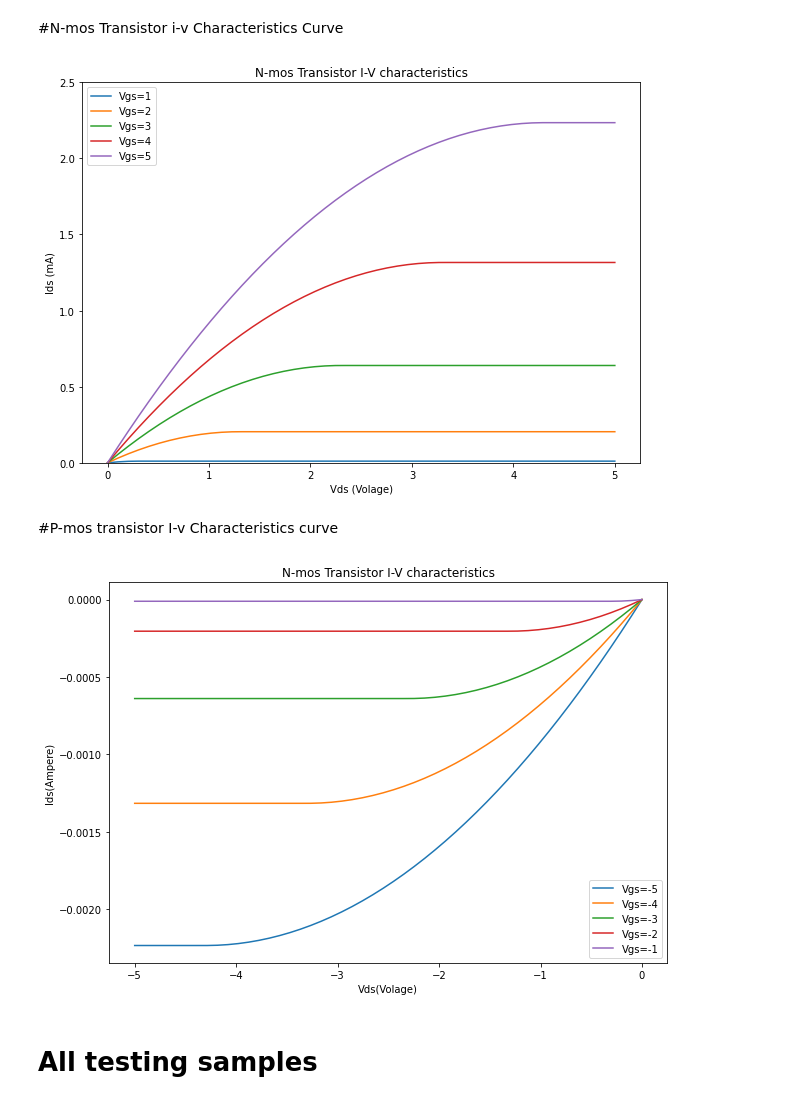
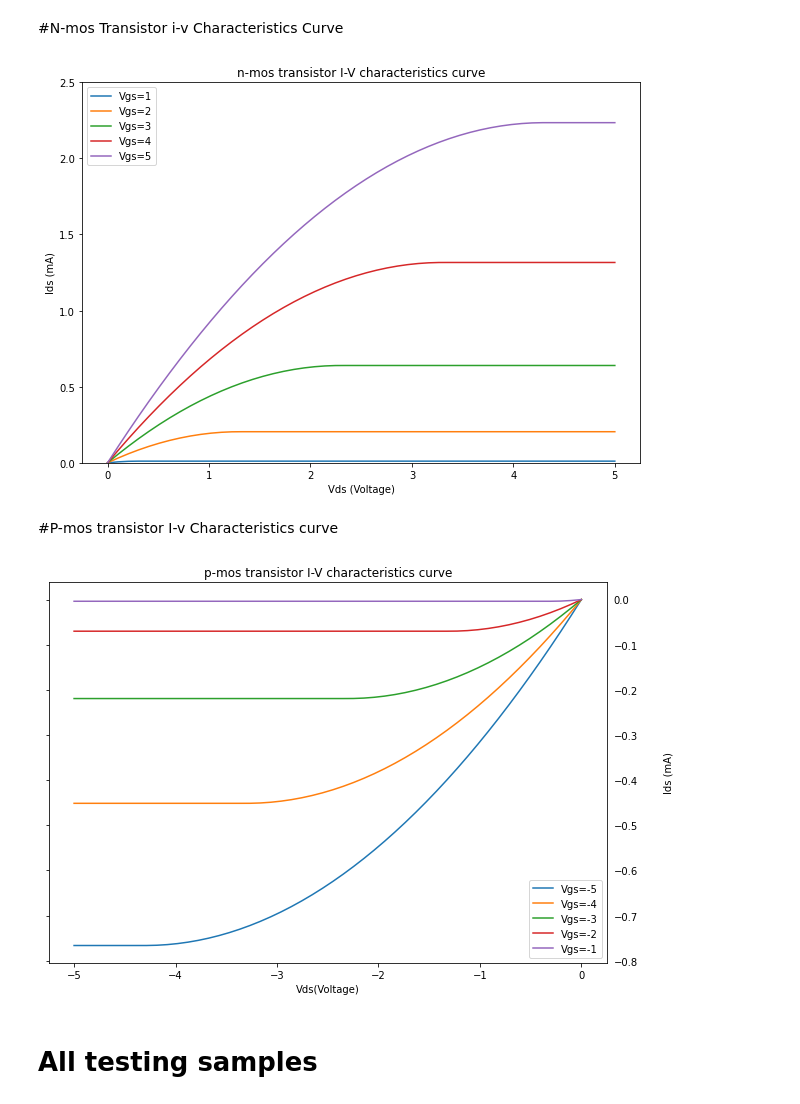
Before and after one commit to hedayet13/Vlsi, a Jupyter notebook: Mosfet_Characteristics_Curve.ipynb, the cells around one changed output. Drawn from its saved outputs; the diff is of its cells as text; code cells hidden in the pictures.

```diff
--- a/Mosfet_Characteristics_Curve.ipynb
+++ b/Mosfet_Characteristics_Curve.ipynb
@@ -5,15 +5,15 @@
 # %%
 '''
 N-mos transistor I-V characteristic
+
 t_ox= oxidation thickness
-mu=
+mu= mobility constant
 Vt=threshold voltage
 Vgs=gate to source voltage. Range of (0 to 5)
 Vds=drain to source voltage
 Ids = Drain to source current
 W= Gate width
 L= Gate Length
-epsilon =
 '''
 ## importing all essential library
 import matplotlib.pyplot as plt
@@ -44,19 +44,15 @@ for Vgs in range_Vgs:
     elif Vgs>Vt and Vds>(Vgs-Vt):
       Ids=(Beta/2)*((Vgs-Vt)**2)
     Ids_value.append(Ids*1000)
-  # print(Ids_value,range_Vds)
-
   plt.plot(range_Vds,Ids_value,label = "Vgs={}".format(Vgs))
 plt.ylim([0, 2.5])
-# ymin, ymax = plt.ylim()
-# plt.ylim(ymin * scale_factor, ymax * scale_factor)
-plt.title(r'N-mos Transistor I-V characteristics')
-plt.xlabel('Vds (Volage)')
+plt.title(r'n-mos transistor I-V characteristics curve')
+plt.xlabel('Vds (Voltage)')
 plt.ylabel('Ids (mA)')
 plt.legend()
 plt.show()
 # %% [output]
-[figure, old version]
+[figure, new version]
 # %% [markdown]
 #P-mos transistor I-v Characteristics curve
 # %%
@@ -68,42 +64,41 @@ P-mos transistor I-V characteristic
 import matplotlib.pyplot as plt
 import numpy as np
 
 # all Variable
 t_ox = 100*(10**-8)
-mu=350
+mu=120
 Vt=-0.7
 range_Vgs = range(-5,0)
 range_Vds= -np.linspace(0,5)
 W=4
 L=2
 epsilon = 8.854*(10**-14)
 
 # Beta value Execution
 Beta = mu*(3.9*epsilon/t_ox)*(W/L)
 
 # Showing the curve
 plt.figure(figsize=(10,7))
+plt.tick_params(axis="y",which='both',labelleft=False,labelright=True)
+
 for Vgs in range_Vgs:
   Ids_value = []
   for Vds in range_Vds:
     if Vgs>Vt:
       Ids=0
     elif Vgs<Vt and Vds>=(Vgs-Vt):
       Ids= -Beta*(Vgs-Vt-(Vds/2))*Vds
     elif Vgs<Vt and Vds<(Vgs-Vt):
       Ids=-(Beta/2)*((Vgs-Vt)**2)
-    Ids_value.append(Ids)
-
-
+    Ids_value.append(Ids*1000)
   plt.plot(range_Vds,Ids_value,label = "Vgs={}".format(Vgs))
-
-plt.title(r'N-mos Transistor I-V characteristics')
-plt.xlabel('Vds(Volage)')
-plt.ylabel('Ids(Ampere)')
+plt.title(r'p-mos transistor I-V characteristics curve')
+plt.xlabel('Vds(Voltage)')
+plt.ylabel('Ids (mA)',labelpad=-625)
 plt.legend()
 plt.show()
 # %% [output]
-[figure, old version]
+[figure, new version]
 # %% [markdown]
 # All testing samples
 # %%
```
Also changed, not shown: parts of 3 cells of this notebook.
